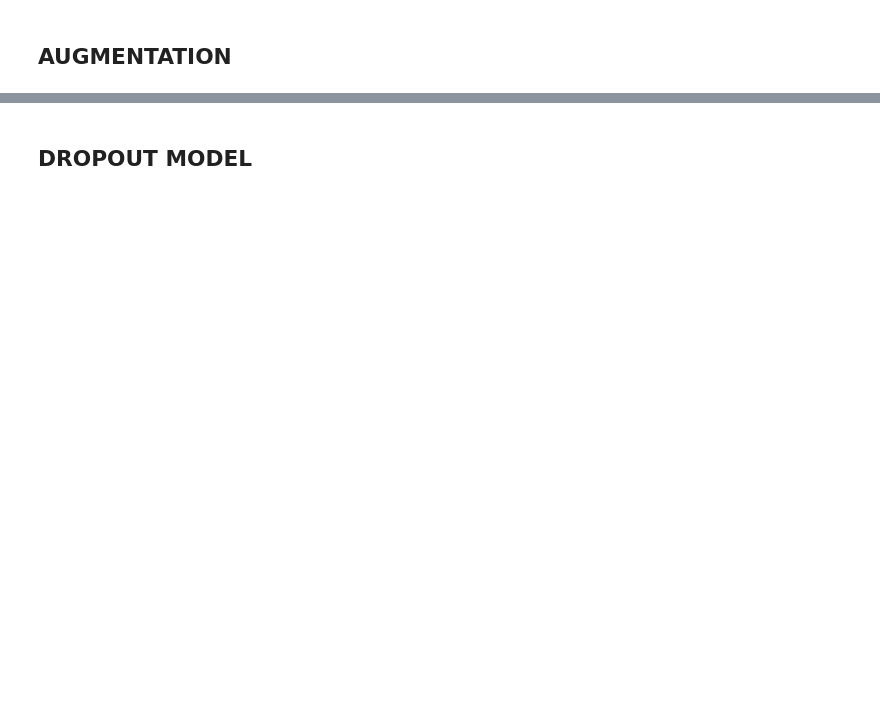
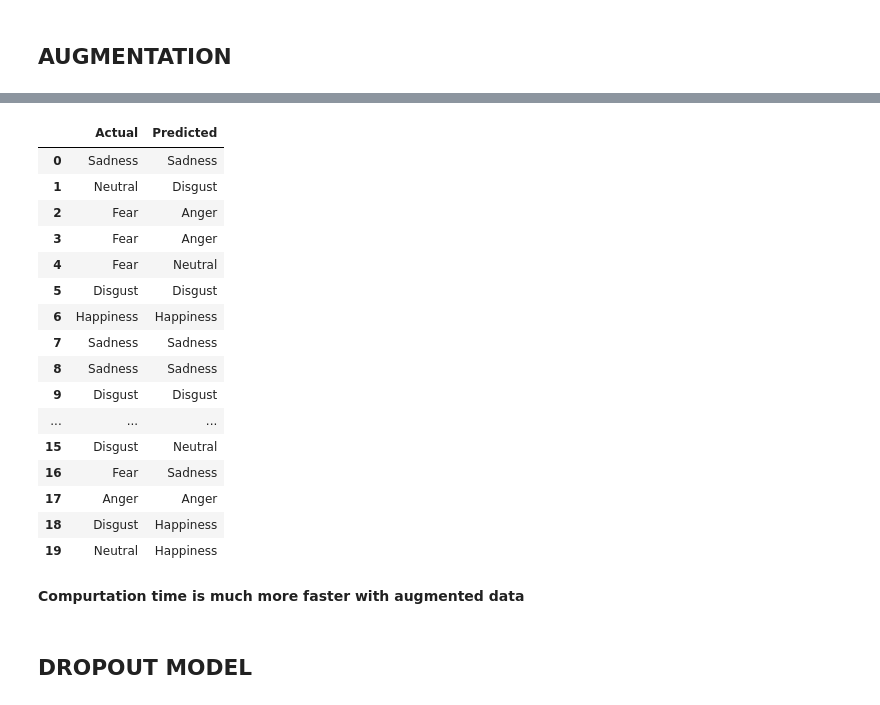
Before and after one commit to Jiiiih/crema_d_LEE, a Jupyter notebook: cremad_LEE_Jaeheun.ipynb, the cells around one changed output, grey strips where cells are left out. Cells and saved outputs as stored; diff of their text form; code cells hidden in the pictures; blank space fills up the shorter version.

Commit message:
all models

```diff
--- a/cremad_LEE_Jaeheun.ipynb
+++ b/cremad_LEE_Jaeheun.ipynb
@@ -487,7 +577,7 @@ model = Sequential([
  layers.Flatten(),
  layers.Dense(units=32, activation='relu'),
 
- layers.Dense(units=8, activation='softmax')
+ layers.Dense(units=6, activation='softmax')
 
 ])
 # %%
@@ -501,6 +609,6 @@ logs[MODEL_NAME] = model.fit(
     Y_train_aug,
     validation_data=(X_test_aug, Y_test_aug),
     batch_size=64,
-    epochs=5,
+    epochs=10,
     callbacks=callback_list(MODEL_NAME)
     )
@@ -506,0 +633,5 @@ logs[MODEL_NAME] = model.fit(
+# %%
+# Predict on test data
+pred_test = model.predict(X_test_aug)
+y_pred = encoder.inverse_transform(pred_test)
+y_test = encoder.inverse_transform(Y_test_aug)
@@ -507,2 +640,25 @@ logs[MODEL_NAME] = model.fit(
+# %%
+df_pred_aug = pd.DataFrame({'Actual': y_test.flatten(), 'Predicted': y_pred.flatten()})
+df_pred_aug.head(20)
+# %% [output]
+|  | Actual | Predicted |
+| 0 | Sadness | Sadness |
+| 1 | Neutral | Disgust |
+| 2 | Fear | Anger |
+| 3 | Fear | Anger |
+| 4 | Fear | Neutral |
+| 5 | Disgust | Disgust |
+| 6 | Happiness | Happiness |
+| 7 | Sadness | Sadness |
+| 8 | Sadness | Sadness |
+| 9 | Disgust | Disgust |
+| ... | ... | ... |
+| 15 | Disgust | Neutral |
+| 16 | Fear | Sadness |
+| 17 | Anger | Anger |
+| 18 | Disgust | Happiness |
+| 19 | Neutral | Happiness |
+# %% [markdown]
+**Compurtation time is much more faster with augmented data**
 # %% [markdown]
 ## DROPOUT MODEL
```
Also changed, not shown: parts of 55 cells of this notebook.
